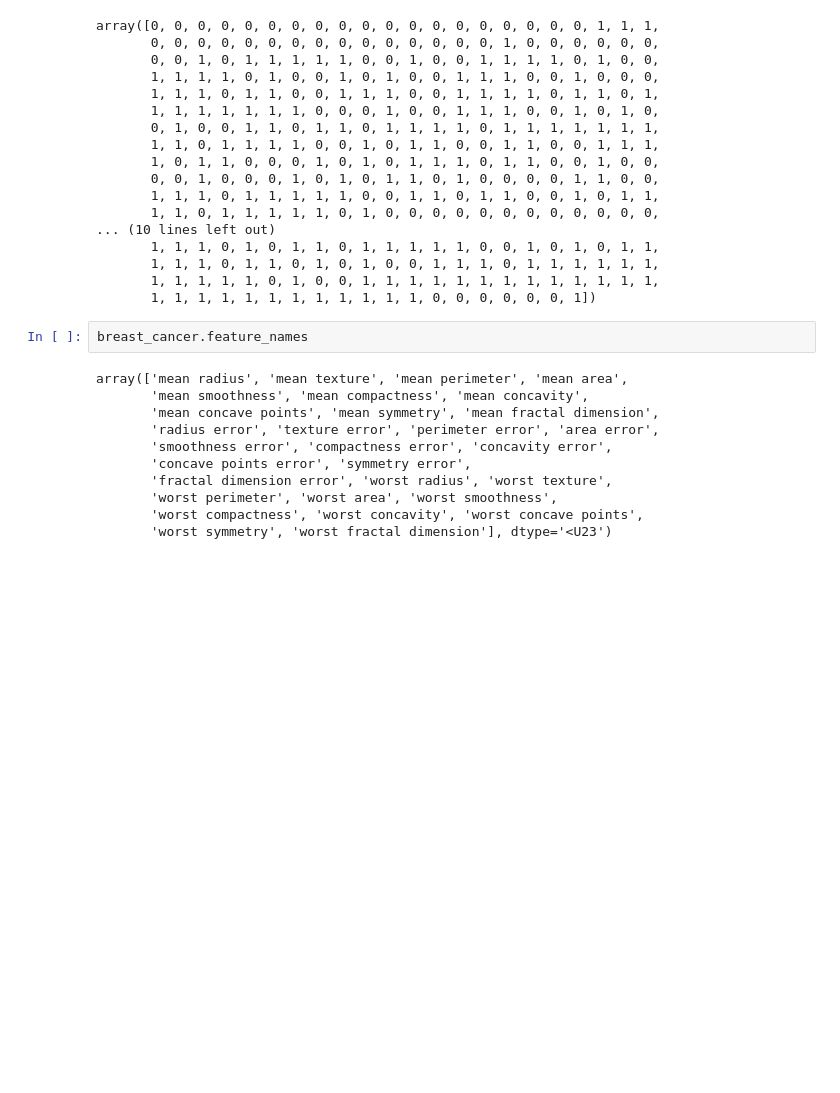
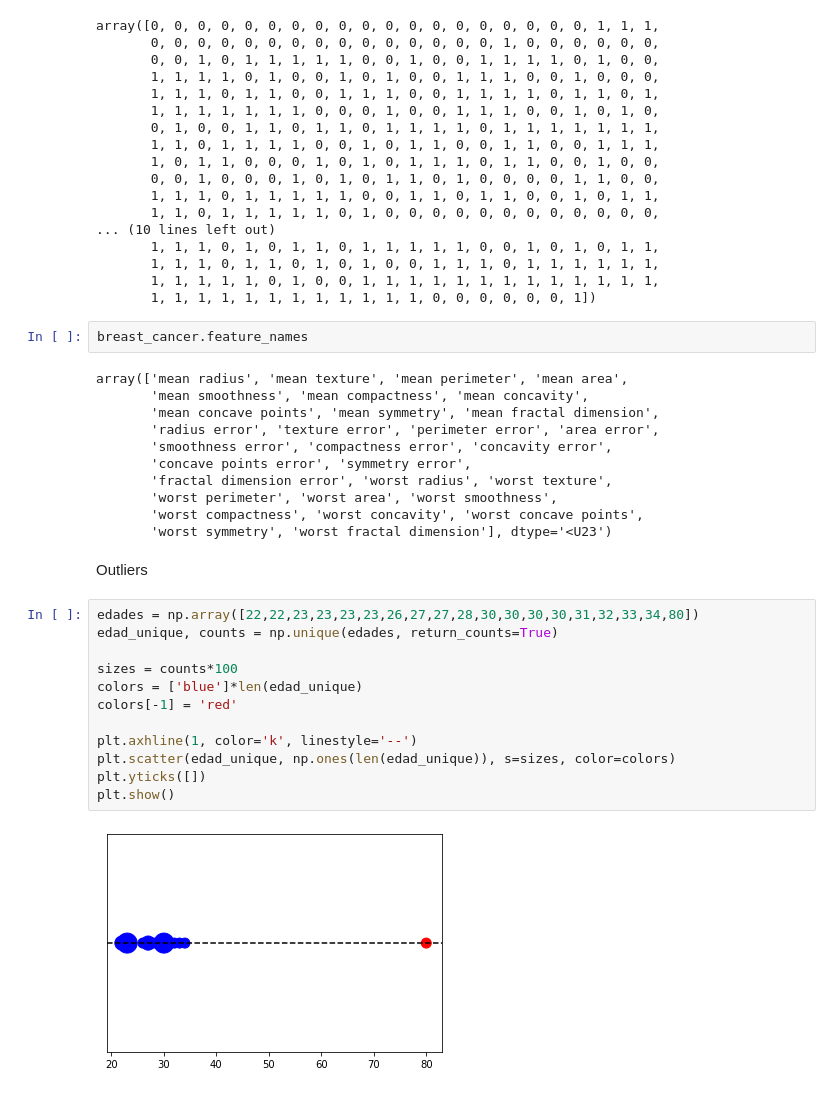
Before and after one commit to cbarbagonzalez/programacion_avanzada, a Jupyter notebook: Breast_cancer_notebook_Clase.ipynb, the cells around one changed output. Saved outputs shown, nothing was run; the diff lists cells and outputs as text; blank space fills up the shorter version.

```diff
--- a/Breast_cancer_notebook_Clase.ipynb
+++ b/Breast_cancer_notebook_Clase.ipynb
@@ -99,3 +99,19 @@ array(['mean radius', 'mean texture', 'mean perimeter', 'mean area',
        'worst perimeter', 'worst area', 'worst smoothness',
        'worst compactness', 'worst concavity', 'worst concave points',
        'worst symmetry', 'worst fractal dimension'], dtype='<U23')
+# %% [markdown]
+Outliers
+# %%
+edades = np.array([22,22,23,23,23,23,26,27,27,28,30,30,30,30,31,32,33,34,80])
+edad_unique, counts = np.unique(edades, return_counts=True)
+
+sizes = counts*100
+colors = ['blue']*len(edad_unique)
+colors[-1] = 'red'
+
+plt.axhline(1, color='k', linestyle='--')
+plt.scatter(edad_unique, np.ones(len(edad_unique)), s=sizes, color=colors)
+plt.yticks([])
+plt.show()
+# %% [output]
+[figure, added]
```
Also changed, not shown: parts of 7 cells of this notebook.
